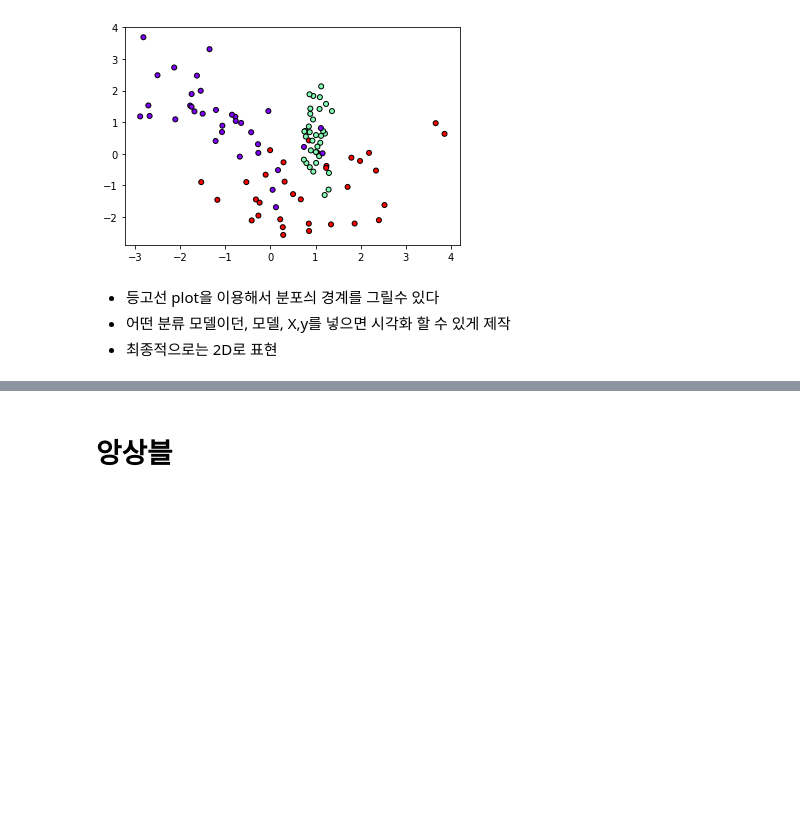
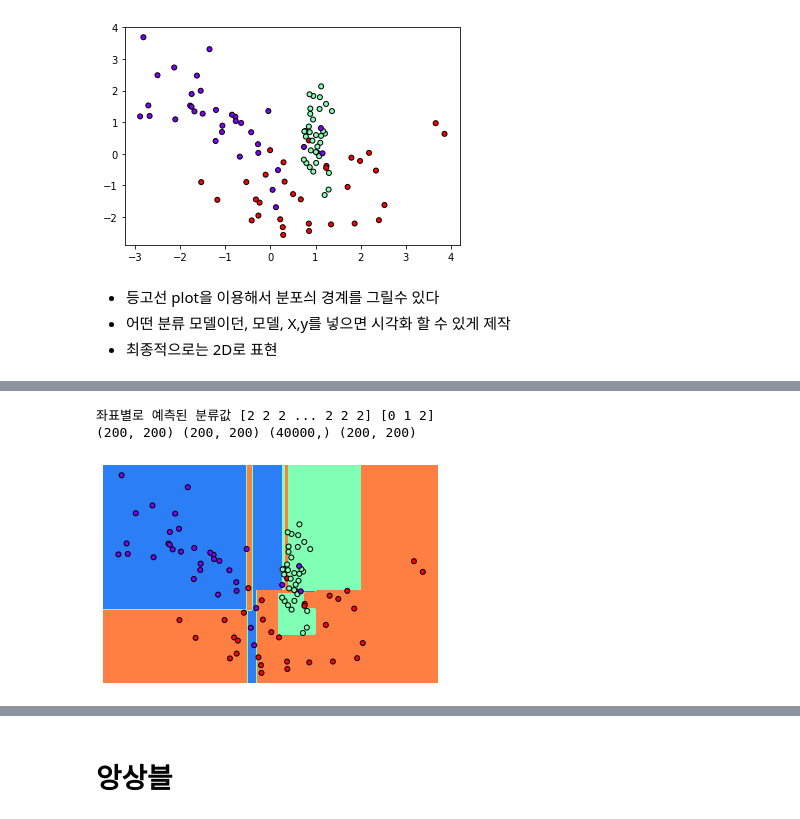
Before and after one commit to JaehonxKIM/StudyMechineLearning, a Jupyter notebook: 머신러닝 개요/5_머신러닝_지도학습_분류_주요알고리즘.ipynb, the cells around one changed output, grey strips where cells are left out. Saved outputs shown, nothing was run; the diff lists cells and outputs as text; code cells hidden in the pictures; blank space fills up the shorter version.

```diff
--- a/머신러닝 개요/5_머신러닝_지도학습_분류_주요알고리즘.ipynb
+++ b/머신러닝 개요/5_머신러닝_지도학습_분류_주요알고리즘.ipynb
@@ -301,0 +393,46 @@ show_rect_clf_boundary(DecisionTreeClassifier(), X, y)
+# %%
+def show_rect_clf_boundary( clf, X, y ):
+  '''
+    모델을, 이 안에서 학습하여서 그리겟다
+    - clf : 분류기, 알고리즘
+    - X   : feature data, 특성, 독립변수
+    - y   : target data, 정답, 종속변수
+  '''
+  _, ax = plt.subplots()
+  ax.scatter( X[ :, 0], X[ :, 1], s=25, marker='o', c=y, cmap='rainbow', edgecolors='k',clim=( y.min(), y.max() ), zorder=3)
+  ax.axis('off')
+  ax.axis('tight')
+  xlim_start, xlim_end = ax.get_xlim()
+  ylim_start, ylim_end = ax.get_ylim()
+  x_std = np.linspace(xlim_start, xlim_end, num = 200)
+  y_std = np.linspace(ylim_start, ylim_end, num = 200)
+  xx, yy = np.meshgrid(x_std, y_std)
+  tmp_xy = np.c_[xx.ravel(), yy.ravel()]
+
+  # 4. 학습, 예측
+  clf.fit(X,y)
+  # 5. 좌표계(혹은, 면적을 그리기 웨해 준비한 200*200 좌표 셋 데이터)에 대해 예측 수행
+  Z = clf.predict(tmp_xy)
+  print('좌표별로 예측된 분류값', Z, np.unique(Z))
+  print(xx.shape, yy.shape, Z.shape, Z.reshape(xx.shape).shape)
+  # 6. 등고선 플롯을 그리기 위한 작업(분류된 영역 그리기)
+
+  ax.contourf( xx,
+               yy,
+               Z.reshape( xx.shape ),
+               # 데코레이션 파트
+               alpha  = 1.0,
+               levels = np.arange( len( np.unique( Z ) ) + 1 ) - 0.5, # 면적 색상에 대한 준비
+               cmap   = 'rainbow',
+               clim   = ( y.min(), y.max()),
+               zorder = 1
+  )
+  pass
+
+show_rect_clf_boundary(DecisionTreeClassifier(), X, y)
+# 과적합된 모델의 분류 지도 -> 모든 케이스를 거의다 분류했다 -> 과적합, 편향적이다
+# 이를 해결하기 위해서는 알고리즘 레벨에서 과적합 방지 장치를 작동시켜야 한다
+# %% [output]
+좌표별로 예측된 분류값 [2 2 2 ... 2 2 2] [0 1 2]
+(200, 200) (200, 200) (40000,) (200, 200)
+[figure, added]
```
Also changed, not shown: parts of 72 cells of this notebook, 19 other files.
